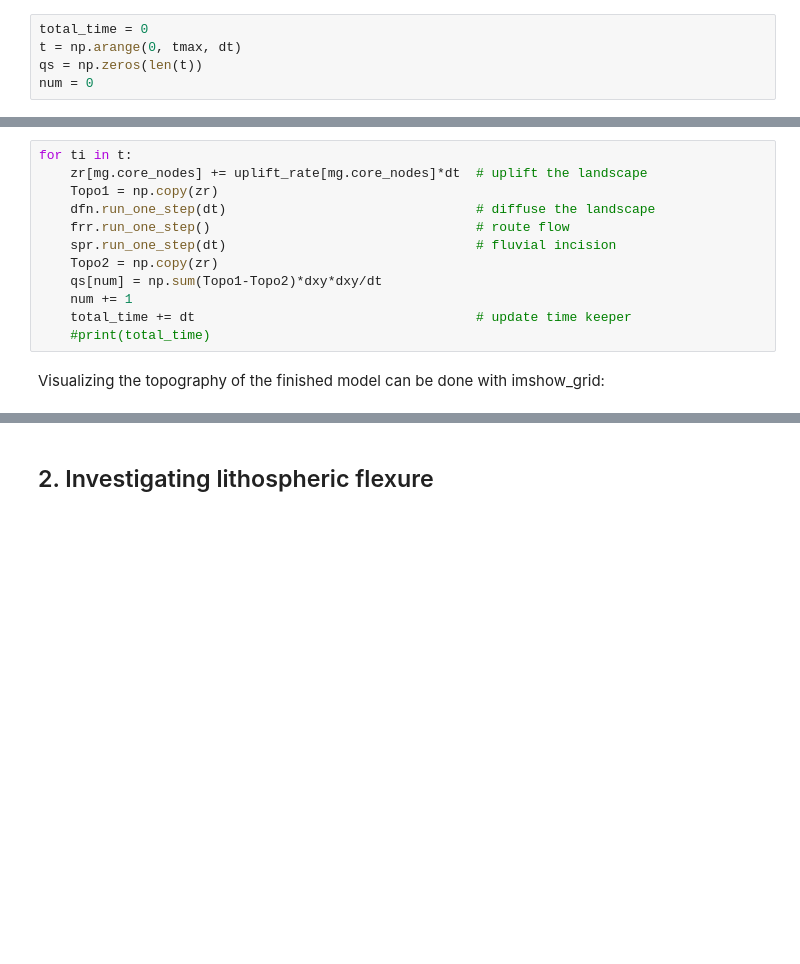
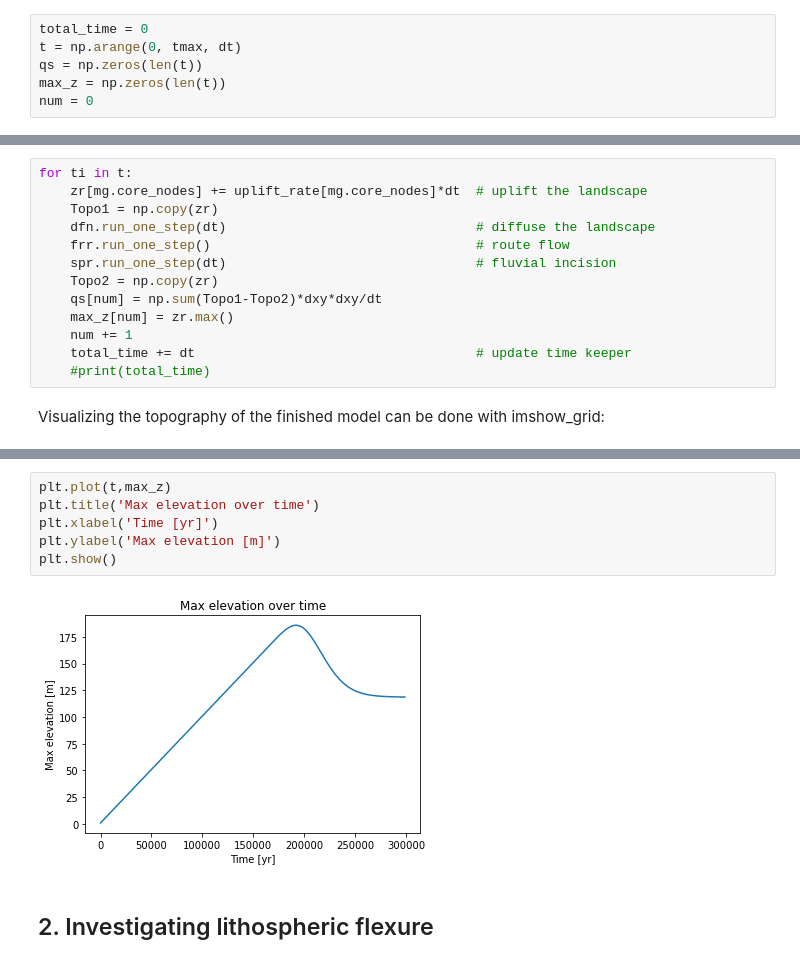
Before and after one commit to espin-2020/Tectonics, a Jupyter notebook: LEM_Standard.ipynb, the cells around one changed output, grey strips where cells are left out. Saved outputs shown, nothing was run; the diff lists cells and outputs as text; blank space fills up the shorter version.

Commit message:
Add max elevation to basic setup and run the model

```diff
--- a/LEM_Standard.ipynb
+++ b/LEM_Standard.ipynb
@@ -95,6 +95,7 @@ The elapsed time and the time array is initialized for the time loop:
 total_time = 0
 t = np.arange(0, tmax, dt)
 qs = np.zeros(len(t))
+max_z = np.zeros(len(t))
 num = 0
 # %% [markdown]
 Constants for the stream power equation and hillslope diffusion are defined:
@@ -121,6 +122,7 @@ for ti in t:
     spr.run_one_step(dt)                                # fluvial incision
     Topo2 = np.copy(zr)
     qs[num] = np.sum(Topo1-Topo2)*dxy*dxy/dt
+    max_z[num] = zr.max()
     num += 1
     total_time += dt                                    # update time keeper
     #print(total_time)
@@ -141,3 +147,11 @@ plt.show()
+# %%
+plt.plot(t,max_z)
+plt.title('Max elevation over time')
+plt.xlabel('Time [yr]')
+plt.ylabel('Max elevation [m]')
+plt.show()
+# %% [output]
+[figure, added]
 # %% [markdown]
 ## 2. Investigating lithospheric flexure
 # %%
```
Also changed, not shown: parts of 20 cells of this notebook.
